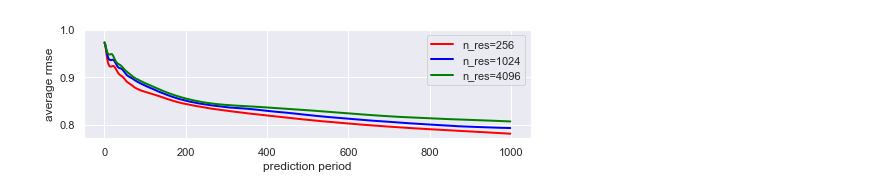
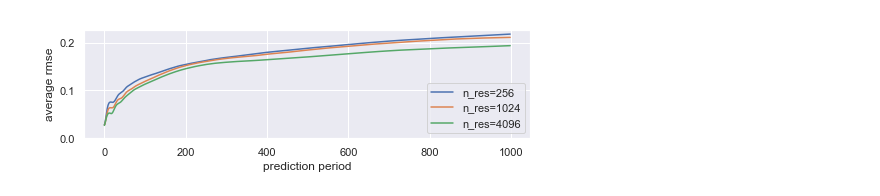
Before and after one commit to jon-dong/reservoir-computing-python, a Jupyter notebook: SLM_rmse_plotting.ipynb, the cells around one changed output. Cells and saved outputs as stored; diff of their text form; code cells hidden in the pictures.

Commit message:
slm experimental rmse calculation  #Please enter the commit message for your changes. Lines starting

```diff
--- a/SLM_rmse_plotting.ipynb
+++ b/SLM_rmse_plotting.ipynb
@@ -1,5 +1,6 @@
 # %%
 import numpy as np
+import os
 
 %matplotlib inline
 import matplotlib.pyplot as plt
@@ -24,33 +25,35 @@ def get_rmse(true_datasets, pred_datasets):
                 rmse[n_input, n_pred, i] = np.sqrt(np.sum((d1 - d2)**2)/n_pred)
     return rmse
 
-def read_datasets(n_res=None, sample_numbers=None):
+def read_datasets(path, n_res=None, sample_numbers=None):
     true_datasets = {}
     predicted_datasets = {}
     for n_sample in range(sample_numbers):
-        true_datasets[n_sample] = np.load('target_data_' + str(n_res) + '_' + str(n_sample) + '.npy')
-        predicted_datasets[n_sample] = np.load('predicted_data_' + str(n_res) + '_' + str(n_sample) + '.npy')
+        true_datasets[n_sample] = np.load(os.path.join(path, 'target_data_' + str(n_res) + '_' + str(n_sample) + '.npy'))
+        predicted_datasets[n_sample] = np.load(os.path.join(path, 'predicted_data_' + str(n_res) + '_' + str(n_sample) + '.npy'))
     return true_datasets, predicted_datasets
 # %%
-true_datasets, predicted_datasets = read_datasets(n_res=256, sample_numbers=10)
+path = r'D:\Users\Mickael-manip\Desktop\JonMush\slm_experimental_datasets'
+
+true_datasets, predicted_datasets = read_datasets(path, n_res=256, sample_numbers=10)
 rmse_256 = get_rmse(true_datasets, predicted_datasets)
 
-true_datasets, predicted_datasets = read_datasets(n_res=1024, sample_numbers=10)
+true_datasets, predicted_datasets = read_datasets(path, n_res=1024, sample_numbers=10)
 rmse_1024 = get_rmse(true_datasets, predicted_datasets)
 
-true_datasets, predicted_datasets = read_datasets(n_res=4096, sample_numbers=10)
+true_datasets, predicted_datasets = read_datasets(path, n_res=4096, sample_numbers=10)
 rmse_4096 = get_rmse(true_datasets, predicted_datasets)
 # %%
 plt.figure(1, figsize=(8,2))
 plt.ylabel('average rmse')
 plt.xlabel('prediction period')
-plt.plot(1 - np.mean(rmse_256[:,1:,:], axis=(0,2)), color='red', linewidth=2.0, label='n_res=256')
-plt.plot(1 - np.mean(rmse_1024[:,1:,:], axis=(0,2)), color='blue', linewidth=2.0, label='n_res=1024')
-plt.plot(1 - np.mean(rmse_4096[:,1:,:], axis=(0,2)), color='green', linewidth=2.0, label='n_res=4096')
+plt.plot(np.mean(rmse_256[:,1:,:], axis=(0,2)), linewidth=1.5, label='n_res=256')
+plt.plot(np.mean(rmse_1024[:,1:,:], axis=(0,2)), linewidth=1.5, label='n_res=1024')
+plt.plot(np.mean(rmse_4096[:,1:,:], axis=(0,2)), linewidth=1.5, label='n_res=4096')
 plt.legend()
 plt.show;
-plt.yticks([1,0.9,0.8])
-plt.savefig('SLM_Nres_rmse.png', bbox_inches='tight', dpi=200)
+plt.yticks([0, 0.1, 0.2])
+plt.savefig('SLM_Nres_rmse.png', bbox_inches='tight', dpi=400)
 # %% [output]
-[figure, old version]
+[figure, new version]
 # %%
```
Also changed, not shown: parts of 5 cells of this notebook, 2 other files.
